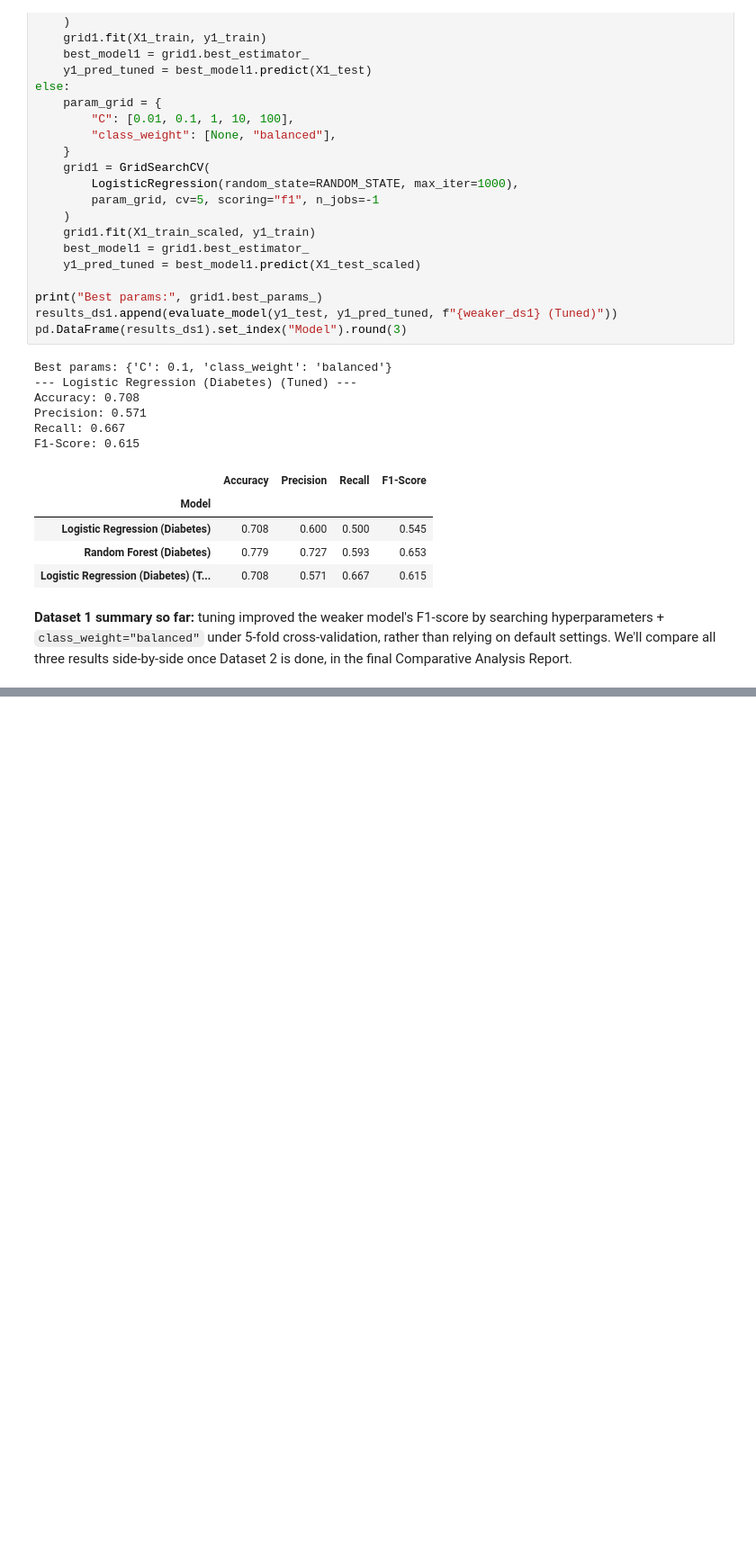
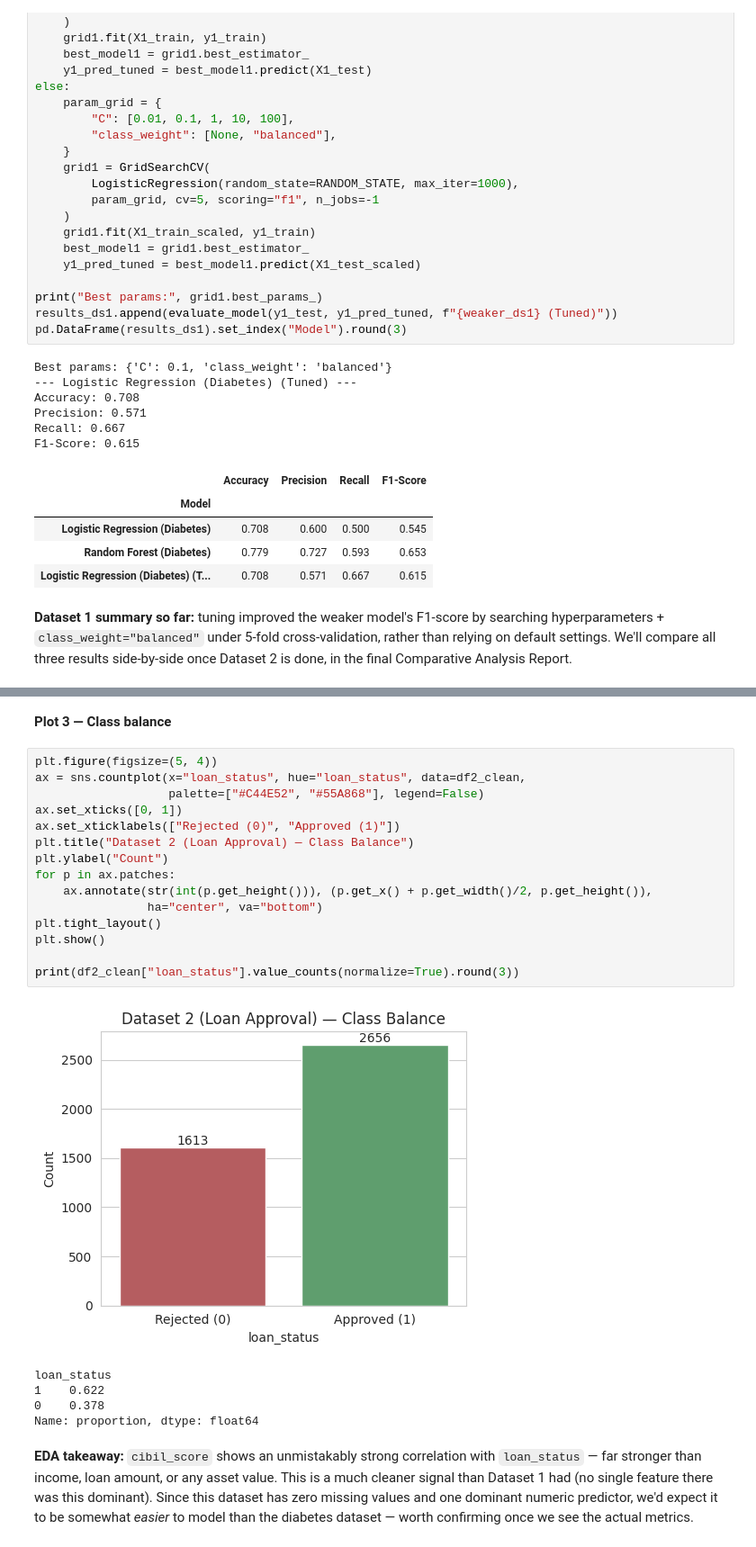
Before and after one commit to ummehabiba-m/betabytez-aiml-task2-ummeHabiba, a Jupyter notebook: notebook.ipynb, the cells around one changed output, grey strips where cells are left out. Shown at 90% size. Cells and saved outputs as stored; diff of their text form; blank space fills up the shorter version.

```diff
--- a/notebook.ipynb
+++ b/notebook.ipynb
@@ -350,0 +481,30 @@ Analysis Report.
+# %% [markdown]
+**Plot 3 — Class balance**
+# %%
+plt.figure(figsize=(5, 4))
+ax = sns.countplot(x="loan_status", hue="loan_status", data=df2_clean,
+                   palette=["#C44E52", "#55A868"], legend=False)
+ax.set_xticks([0, 1])
+ax.set_xticklabels(["Rejected (0)", "Approved (1)"])
+plt.title("Dataset 2 (Loan Approval) — Class Balance")
+plt.ylabel("Count")
+for p in ax.patches:
+    ax.annotate(str(int(p.get_height())), (p.get_x() + p.get_width()/2, p.get_height()),
+                ha="center", va="bottom")
+plt.tight_layout()
+plt.show()
+
+print(df2_clean["loan_status"].value_counts(normalize=True).round(3))
+# %% [output]
+[figure, added]
+loan_status
+1    0.622
+0    0.378
+Name: proportion, dtype: float64
+# %% [markdown]
+**EDA takeaway:** `cibil_score` shows an unmistakably strong correlation with
+`loan_status` — far stronger than income, loan amount, or any asset value.
+This is a much cleaner signal than Dataset 1 had (no single feature there was
+this dominant). Since this dataset has zero missing values and one dominant
+numeric predictor, we'd expect it to be somewhat *easier* to model than the
+diabetes dataset — worth confirming once we see the actual metrics.
```
Also changed, not shown: parts of 12 cells of this notebook.
